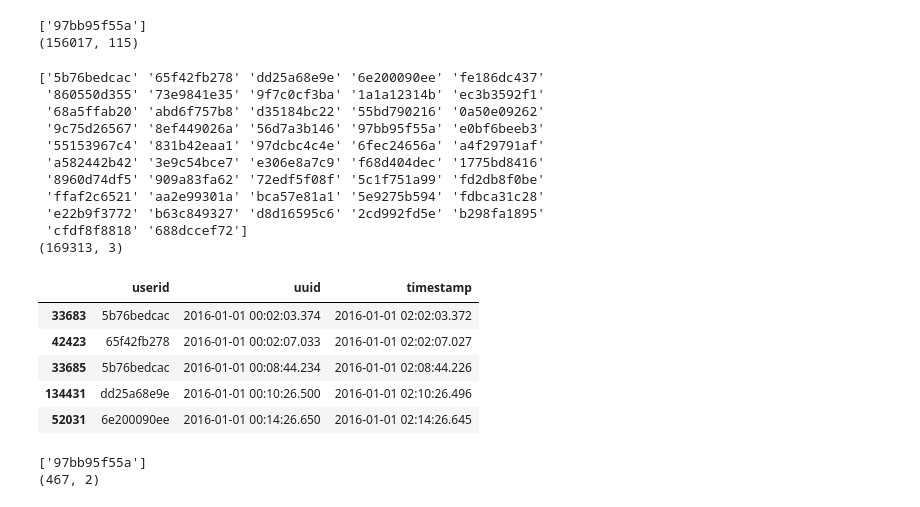
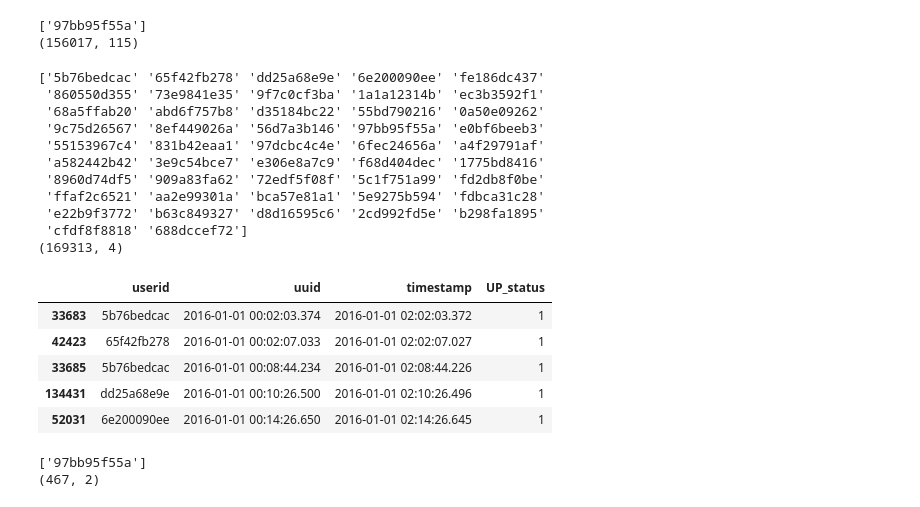
Before and after one commit to kentlingcampbell/project_SherLock, a Jupyter notebook: SherLock.ipynb, the cells around one changed output. Cells and saved outputs as stored; diff of their text form; code cells hidden in the pictures.

```diff
--- a/SherLock.ipynb
+++ b/SherLock.ipynb
@@ -13,6 +13,8 @@ from sklearn.pipeline import Pipeline
 from sklearn.preprocessing import StandardScaler
 from sklearn.linear_model import LinearRegression
 import pickle
+# %%
+pd.set_option('display.max_columns', None)
 # %% [markdown]
 ## Load Data
 # %% [markdown]
@@ -282,31 +314,32 @@ print(T4.shape)
 # %%
 # Raw TSV
 filename = './Userpresentprobe.tsv'
 header_list = ['userid', 'uuid', 'timestamp']
 Userpresentprobe_tsv = pd.read_csv(filename, sep='\t', names=header_list, parse_dates=['timestamp'])
 Userpresentprobe_tsv['uuid'] = (pd.to_datetime(Userpresentprobe_tsv['uuid'], unit='ms'))
 Userpresentprobe_tsv = Userpresentprobe_tsv.sort_values(by='uuid')
+Userpresentprobe_tsv['UP_status'] = 1
 print(Userpresentprobe_tsv['userid'].unique())
 print(Userpresentprobe_tsv.shape)
 Userpresentprobe_tsv.head()
 # %% [output]
 ['5b76bedcac' '65f42fb278' 'dd25a68e9e' '6e200090ee' 'fe186dc437'
  '860550d355' '73e9841e35' '9f7c0cf3ba' '1a1a12314b' 'ec3b3592f1'
  '68a5ffab20' 'abd6f757b8' 'd35184bc22' '55bd790216' '0a50e09262'
  '9c75d26567' '8ef449026a' '56d7a3b146' '97bb95f55a' 'e0bf6beeb3'
  '55153967c4' '831b42eaa1' '97dcbc4c4e' '6fec24656a' 'a4f29791af'
  'a582442b42' '3e9c54bce7' 'e306e8a7c9' 'f68d404dec' '1775bd8416'
  '8960d74df5' '909a83fa62' '72edf5f08f' '5c1f751a99' 'fd2db8f0be'
  'ffaf2c6521' 'aa2e99301a' 'bca57e81a1' '5e9275b594' 'fdbca31c28'
  'e22b9f3772' 'b63c849327' 'd8d16595c6' '2cd992fd5e' 'b298fa1895'
  'cfdf8f8818' '688dccef72']
-(169313, 3)
+(169313, 4)
-|  | userid | uuid | timestamp |
-| 33683 | 5b76bedcac | 2016-01-01 00:02:03.374 | 2016-01-01 02:02:03.372 |
-| 42423 | 65f42fb278 | 2016-01-01 00:02:07.033 | 2016-01-01 02:02:07.027 |
-| 33685 | 5b76bedcac | 2016-01-01 00:08:44.234 | 2016-01-01 02:08:44.226 |
-| 134431 | dd25a68e9e | 2016-01-01 00:10:26.500 | 2016-01-01 02:10:26.496 |
-| 52031 | 6e200090ee | 2016-01-01 00:14:26.650 | 2016-01-01 02:14:26.645 |
+|  | userid | uuid | timestamp | UP_status |
+| 33683 | 5b76bedcac | 2016-01-01 00:02:03.374 | 2016-01-01 02:02:03.372 | 1 |
+| 42423 | 65f42fb278 | 2016-01-01 00:02:07.033 | 2016-01-01 02:02:07.027 | 1 |
+| 33685 | 5b76bedcac | 2016-01-01 00:08:44.234 | 2016-01-01 02:08:44.226 | 1 |
+| 134431 | dd25a68e9e | 2016-01-01 00:10:26.500 | 2016-01-01 02:10:26.496 | 1 |
+| 52031 | 6e200090ee | 2016-01-01 00:14:26.650 | 2016-01-01 02:14:26.645 | 1 |
 # %%
 # Kaggle CSV
 filename = './archive/UserPresent.csv'
```
Also changed, not shown: parts of 19 cells of this notebook.
